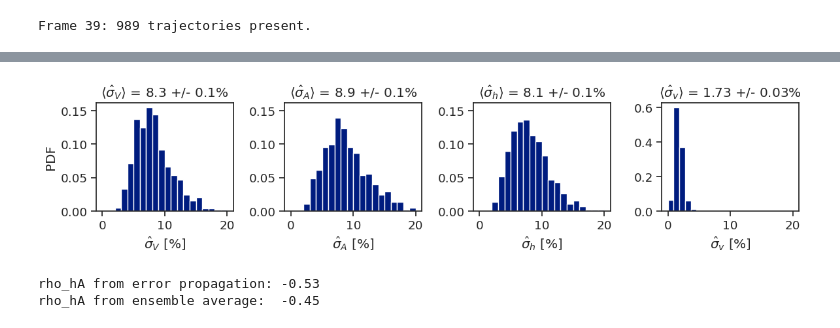
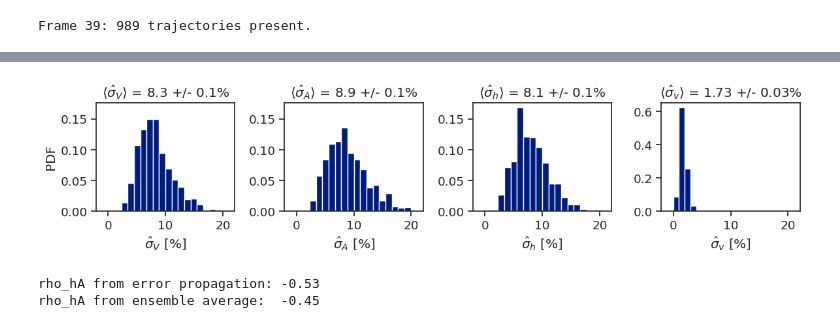
Before and after one commit to siljabl/MDCK_QPI, a Jupyter notebook: figure_scripts/figure4d.ipynb, the cells around one changed output, grey strips where cells are left out. Drawn from its saved outputs; the diff is of its cells as text; code cells hidden in the pictures.

```diff
--- a/analysis/cellwise_fluctuations.ipynb
+++ b/figure_scripts/figure4d.ipynb
@@ -123,31 +123,31 @@ for i in range(len(V_cell)):
     v_fluct.append(100*np.std(v) / np.mean(v))
 # %%
 bins = 20
-hist_range = [0,20]
+hist_range = [-1,21]
 
 fig = plt.figure(figsize=(12,3))
 sns.set_theme(style='ticks', palette='dark', font_scale=1.2)
 
 ax0 = fig.add_subplot(1, 4, 1)
 ax1 = fig.add_subplot(1, 4, 2, sharey = ax0)
 ax2 = fig.add_subplot(1, 4, 3, sharey = ax0)
 ax3 = fig.add_subplot(1, 4, 4)
 
 ax0.hist(V_fluct, density="True", bins=bins, range=hist_range)
 ax1.hist(A_fluct, density="True", bins=bins, range=hist_range)
 ax2.hist(h_fluct, density="True", bins=bins, range=hist_range)
 ax3.hist(v_fluct, density="True", bins=bins+2, range=hist_range)
 
 ax0.set(title=rf"$\langle \hat{{\sigma}}_V \rangle$ = {np.mean(V_fluct):0.1f} +/- {np.std(V_fluct) / np.sqrt(len(V_fluct)):0.1f}%", xlabel=r"$\hat{\sigma}_V$ [%]")
 ax1.set(title=rf"$\langle \hat{{\sigma}}_A \rangle$ = {np.mean(A_fluct):0.1f} +/- {np.std(A_fluct) / np.sqrt(len(V_fluct)):0.1f}%", xlabel=r"$\hat{\sigma}_A$ [%]")
 ax2.set(title=rf"$\langle \hat{{\sigma}}_h \rangle$ = {np.mean(h_fluct):0.1f} +/- {np.std(h_fluct) / np.sqrt(len(V_fluct)):0.1f}%", xlabel=r"$\hat{\sigma}_h$ [%]")
 ax3.set(title=rf"$\langle \hat{{\sigma}}_v \rangle$ = {np.mean(v_fluct):0.2f} +/- {np.std(v_fluct) / np.sqrt(len(V_fluct)):0.2f}%", xlabel=r"$\hat{\sigma}_v$ [%]")
 ax0.set(ylabel="PDF")
 
 fig.tight_layout()
-#fig.savefig("../../figs/volume/relative_error.png", dpi=300)
+fig.savefig("../../figs/volume/relative_error.png", dpi=300)
 # %% [output]
-[figure, old version]
+[figure, new version]
 # %%
 # compute correlation
 def correlation_from_errorprop(sV, sA, sh):
```
Also changed, not shown: parts of 1 cell of this notebook, 17 other files.
